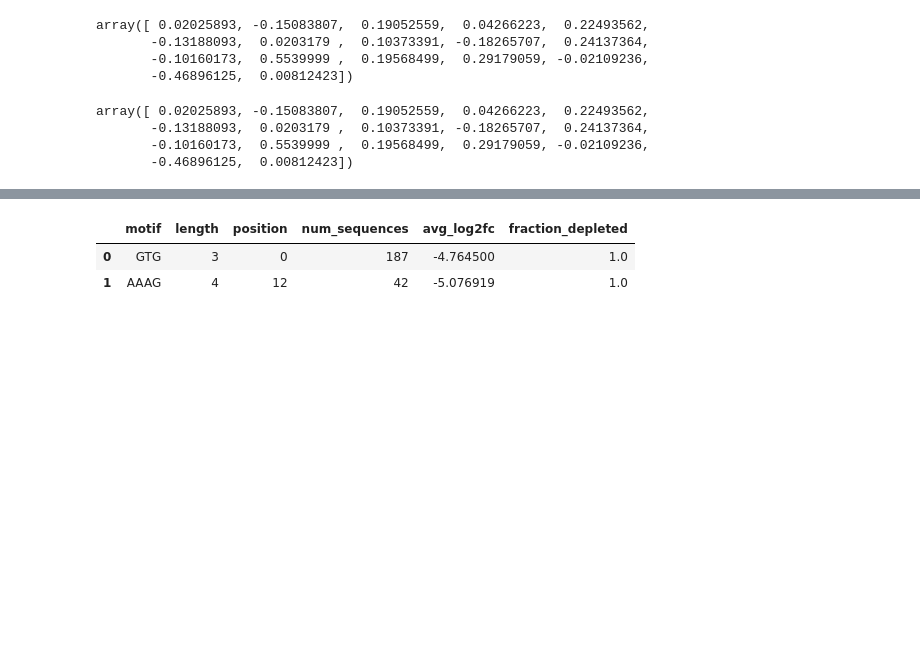
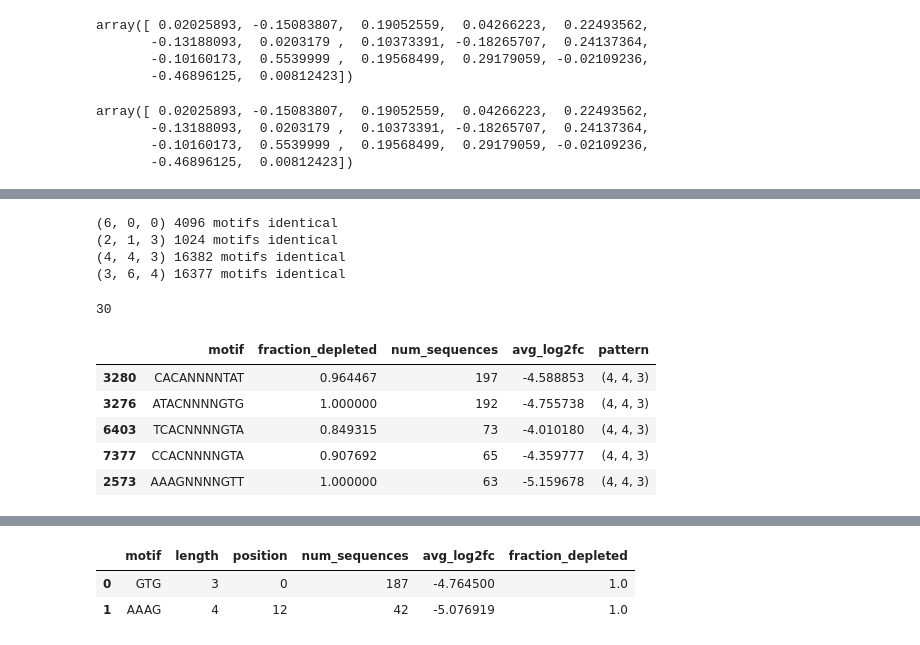
Before and after one commit to dbikard/randseq, a Jupyter notebook: nbs/00_core.ipynb, the cells around one changed output, grey strips where cells are left out. Saved outputs shown, nothing was run; the diff lists cells and outputs as text; code cells hidden in the pictures; blank space fills up the shorter version.

```diff
--- a/nbs/00_core.ipynb
+++ b/nbs/00_core.ipynb
@@ -609,3 +758,69 @@ site_scores.sort_values(by=['fraction_depleted', 'num_sequences'], ascending=[Fa
+# %%
+def _reference_scores(seqs, fcs, pattern):
+    ref = get_sites_scores(get_fold_change_values_per_site(get_sites_in_seq(seqs, pattern, no_ori=True), fcs), pattern)
+    return ref.set_index('motif').sort_index()
+
+def _check_same_scores(seqs, fcs, pattern):
+    ref = _reference_scores(seqs, fcs, pattern)
+    fast = get_pattern_scores(encode_library(seqs), fcs, pattern).set_index('motif').sort_index()
+    test_eq(fast.index.tolist(), ref.index.tolist())
+    test_eq(fast.num_sequences.tolist(), ref.num_sequences.tolist())
+    assert np.allclose(fast.fraction_depleted, ref.fraction_depleted, rtol=0, atol=1e-12)
+    assert np.allclose(fast.avg_log2fc, ref.avg_log2fc, rtol=0, atol=1e-9)
+    return len(ref)
+
+fcs = log2fc_df["JJ1886_T0"].values
+for pattern in [(6, 0, 0), (2, 1, 3), (4, 4, 3), (3, 6, 4)]:
+    print(pattern, _check_same_scores(lib, fcs, pattern), "motifs identical")
+_check_same_scores(["ACGTACGTTTGACCAAAG", "GGGGCACAAAAGTATCC", "TTGACAANCCGTAC"], [-2., 0.5, -3.], (3, 4, 4))
+# %% [output]
+(6, 0, 0) 4096 motifs identical
+(2, 1, 3) 1024 motifs identical
+(4, 4, 3) 16382 motifs identical
+(3, 6, 4) 16377 motifs identical
+30
+# %%
+#| export
+def process_single_flexible_pattern(
+    current_flex_pattern,
+    encoded_library,
+    fc_values_for_flexible_analysis,
+    flexible_motif_log2fc_thr,
+    flexible_motif_score_thr,
+    flexible_motif_min_support
+):
+    """
+    Scores all motifs of one flexible pattern and keeps the candidates with
+    fraction_depleted > flexible_motif_score_thr and num_sequences > flexible_motif_min_support.
+
+    Args:
+        current_flex_pattern (tuple): (d1, spacer, d2) motif pattern.
+        encoded_library (tuple): (fwd, rc) arrays from `encode_library` (sequences with context).
+        fc_values_for_flexible_analysis (list): log2FC of each sequence, in library order.
+        flexible_motif_log2fc_thr (float): log2FC below which a sequence counts as depleted.
+        flexible_motif_score_thr (float): minimum fraction_depleted (exclusive).
+        flexible_motif_min_support (int): minimum number of sequences (exclusive).
+
+    Returns:
+        pd.DataFrame: candidate motifs with 'motif', 'fraction_depleted', 'num_sequences',
+            'avg_log2fc' and 'pattern' (the pattern as a string).
+    """
+    scores = get_pattern_scores(encoded_library, fc_values_for_flexible_analysis,
+                                current_flex_pattern, log2FC_thr=flexible_motif_log2fc_thr)
+    scores['pattern'] = str(current_flex_pattern)
+    return scores[(scores['fraction_depleted'] > flexible_motif_score_thr) &
+                  (scores['num_sequences'] > flexible_motif_min_support)]
+# %%
+candidates = process_single_flexible_pattern((4, 4, 3), encode_library(lib), fcs, -1, 0.7, 3)
+assert {"ATACNNNNGTG", "AAAGNNNNGTT"} <= set(candidates.motif)
+candidates.sort_values('num_sequences', ascending=False).head()
+# %% [output]
+|  | motif | fraction_depleted | num_sequences | avg_log2fc | pattern |
+| 3280 | CACANNNNTAT | 0.964467 | 197 | -4.588853 | (4, 4, 3) |
+| 3276 | ATACNNNNGTG | 1.000000 | 192 | -4.755738 | (4, 4, 3) |
+| 6403 | TCACNNNNGTA | 0.849315 | 73 | -4.010180 | (4, 4, 3) |
+| 7377 | CCACNNNNGTA | 0.907692 | 65 | -4.359777 | (4, 4, 3) |
+| 2573 | AAAGNNNNGTT | 1.000000 | 63 | -5.159678 | (4, 4, 3) |
 # %%
 #| export
 def filter_redundant_patterns(df, score_margin=0.05):
```
Also changed, not shown: parts of 24 cells of this notebook, 6 other files.
